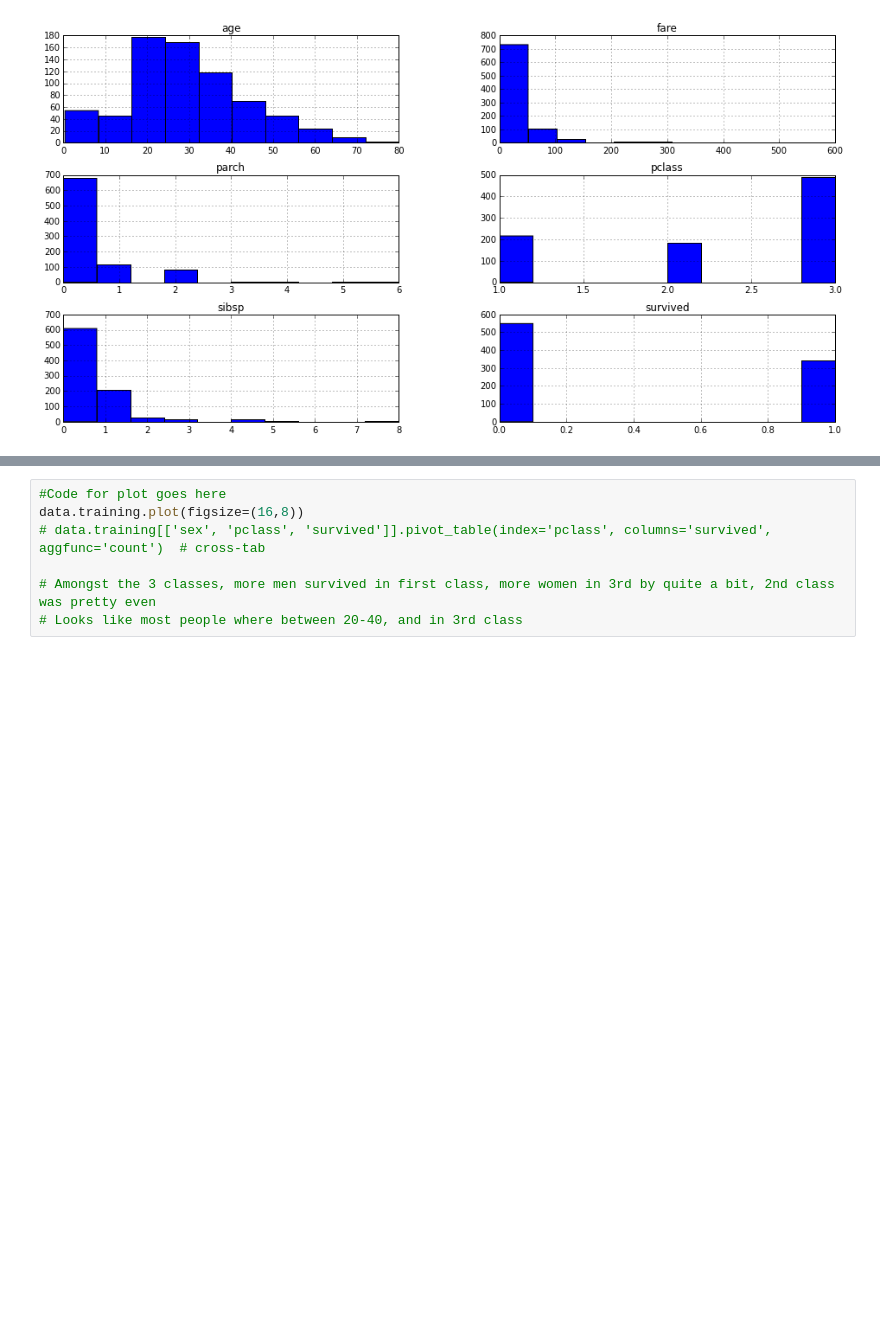
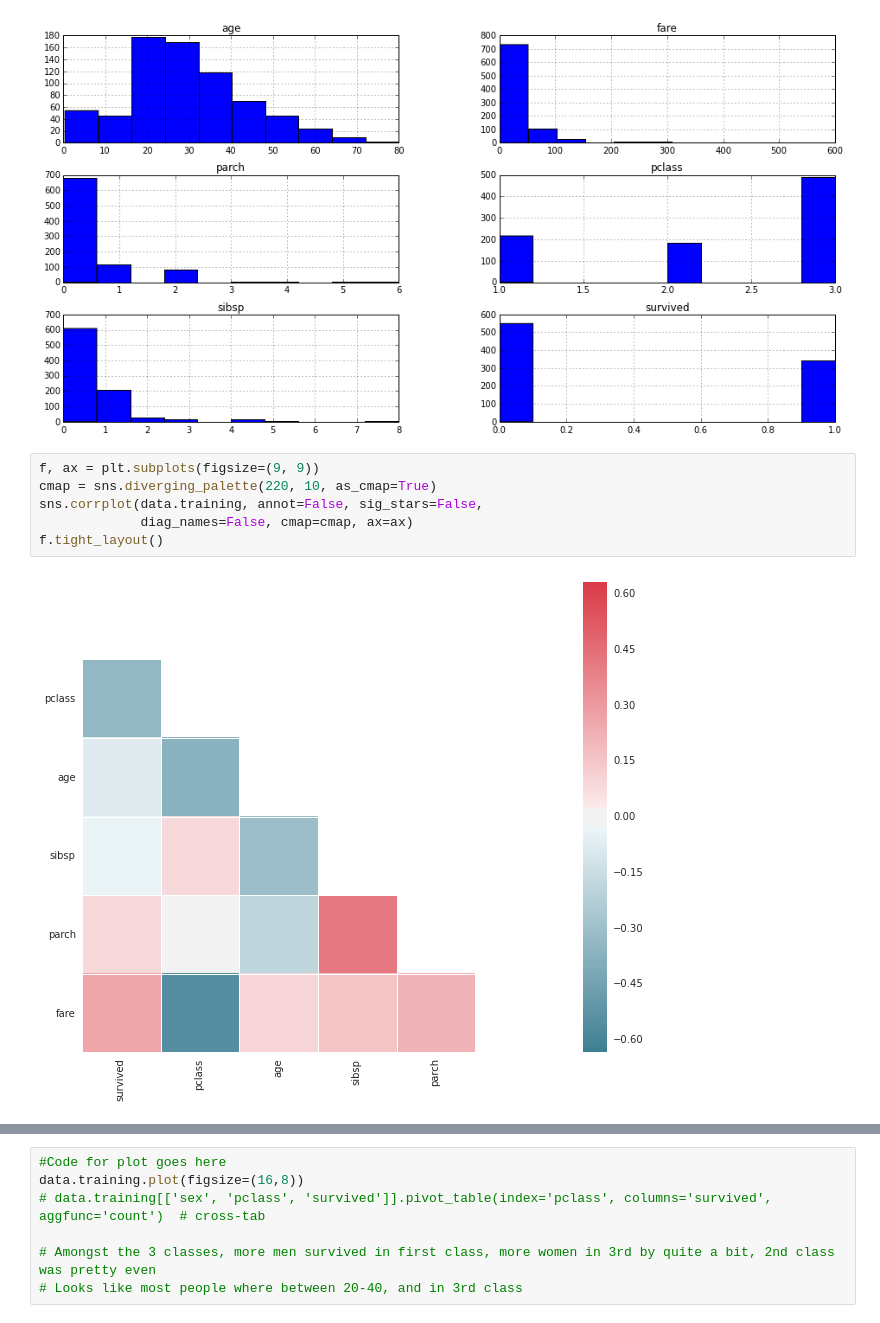
Before and after one commit to dyerrington/DAT_SF_12_HOMEWORK, a Jupyter notebook: HW3-Logistic-Regression.ipynb, the cells around one changed output, grey strips where cells are left out. Saved outputs shown, nothing was run; the diff lists cells and outputs as text; blank space fills up the shorter version.

```diff
--- a/HW3-Logistic-Regression.ipynb
+++ b/HW3-Logistic-Regression.ipynb
@@ -89,3 +90,11 @@ array([[<matplotlib.axes._subplots.AxesSubplot object at 0x...>,
        [<matplotlib.axes._subplots.AxesSubplot object at 0x...>,
         <matplotlib.axes._subplots.AxesSubplot object at 0x...>]], dtype=object)
 [figure]
+# %%
+f, ax = plt.subplots(figsize=(9, 9))
+cmap = sns.diverging_palette(220, 10, as_cmap=True)
+sns.corrplot(data.training, annot=False, sig_stars=False,
+             diag_names=False, cmap=cmap, ax=ax)
+f.tight_layout()
+# %% [output]
+[figure, added]
```
Also changed, not shown: parts of 3 cells of this notebook.
